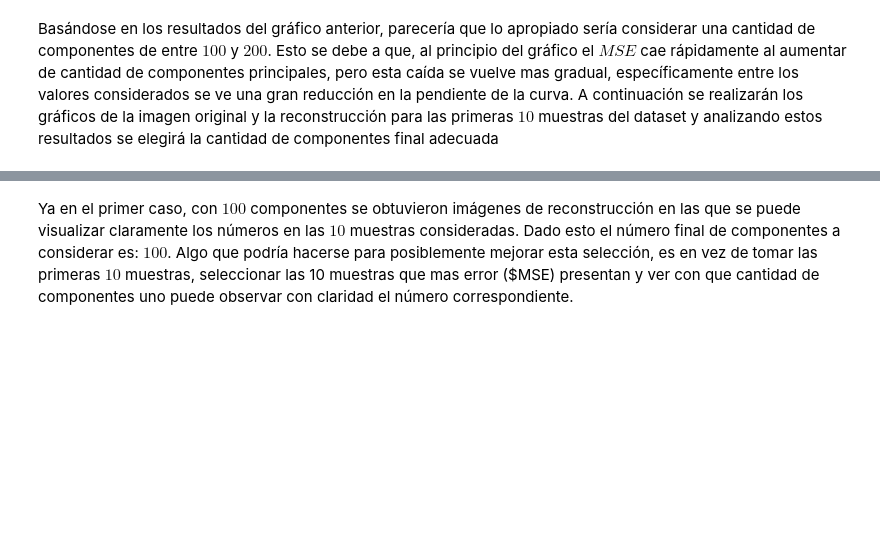
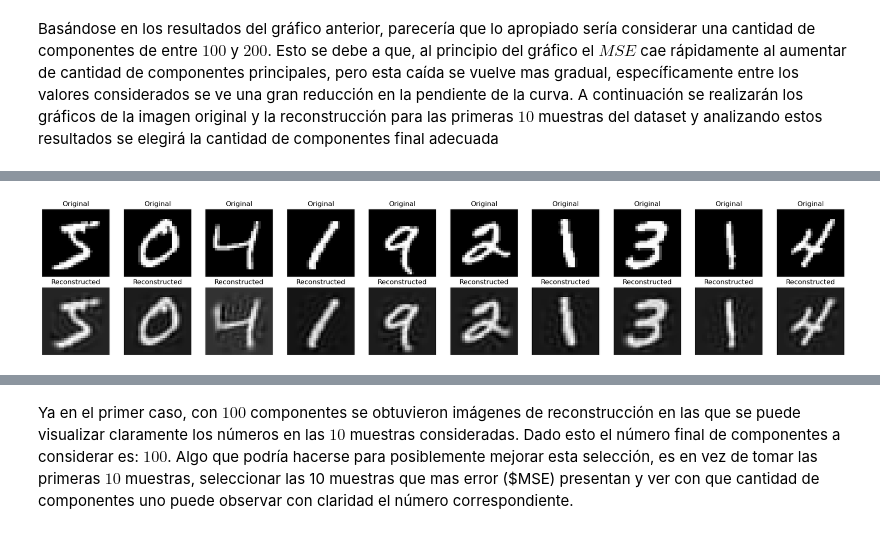
Before and after one commit to maxgubitosi/ML-Clustering-Dimensionality-Reduction-and-EM, a Jupyter notebook: Problema 2/Problema_2.ipynb, the cells around one changed output, grey strips where cells are left out. Cells and saved outputs as stored; diff of their text form; code cells hidden in the pictures; blank space fills up the shorter version.

```diff
--- a/Problema 2/Problema_2.ipynb
+++ b/Problema 2/Problema_2.ipynb
@@ -185,0 +106,9 @@ for i in range(10):
+# %%
+# pca_150 with 150 components
+pca_150 = PCA(n_components=150)
+X_transformed_150 = pca_150.fit_transform(X)
+X_reconstructed_150 = pca_150.inverse_transform(X_transformed_150)
+X_re_150 = pd.DataFrame(X_reconstructed_150, columns=df.columns).drop('label', axis=1)
+plot_reconstructions(df, X_re_150, 10)
+# %% [output]
+[figure, added]
```
Also changed, not shown: parts of 16 cells of this notebook, 2 other files.
